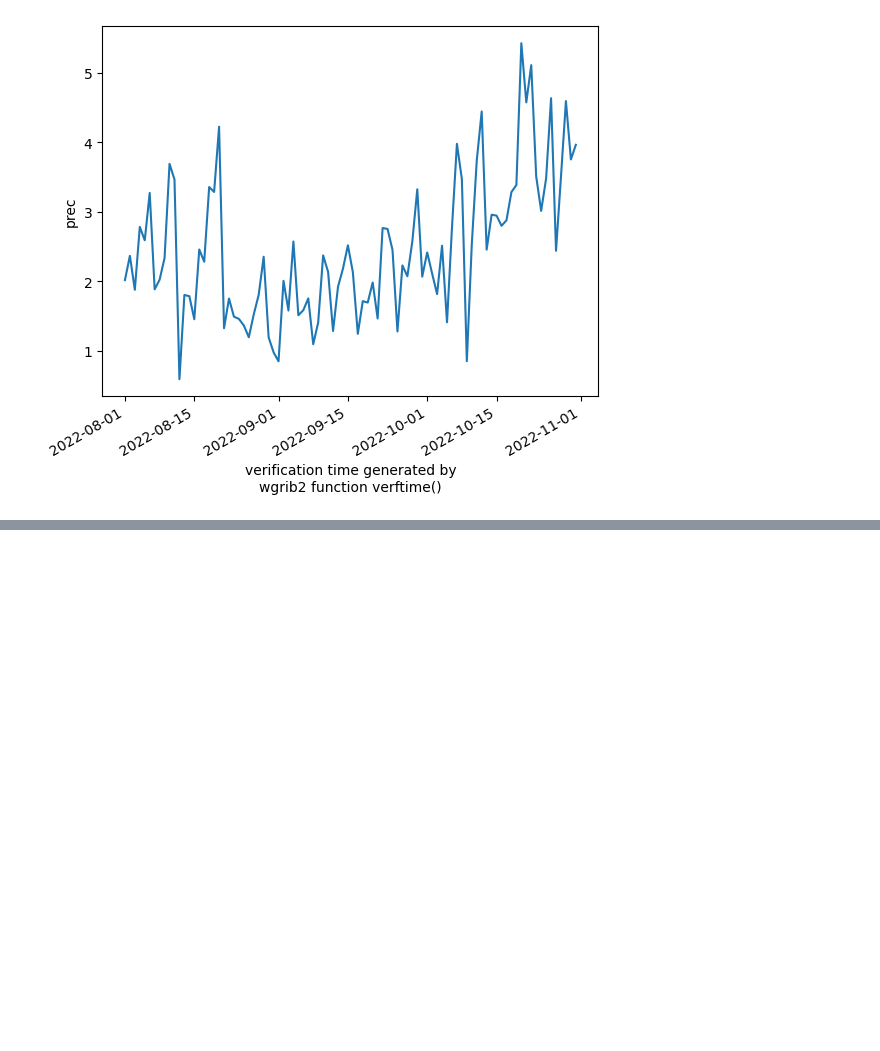
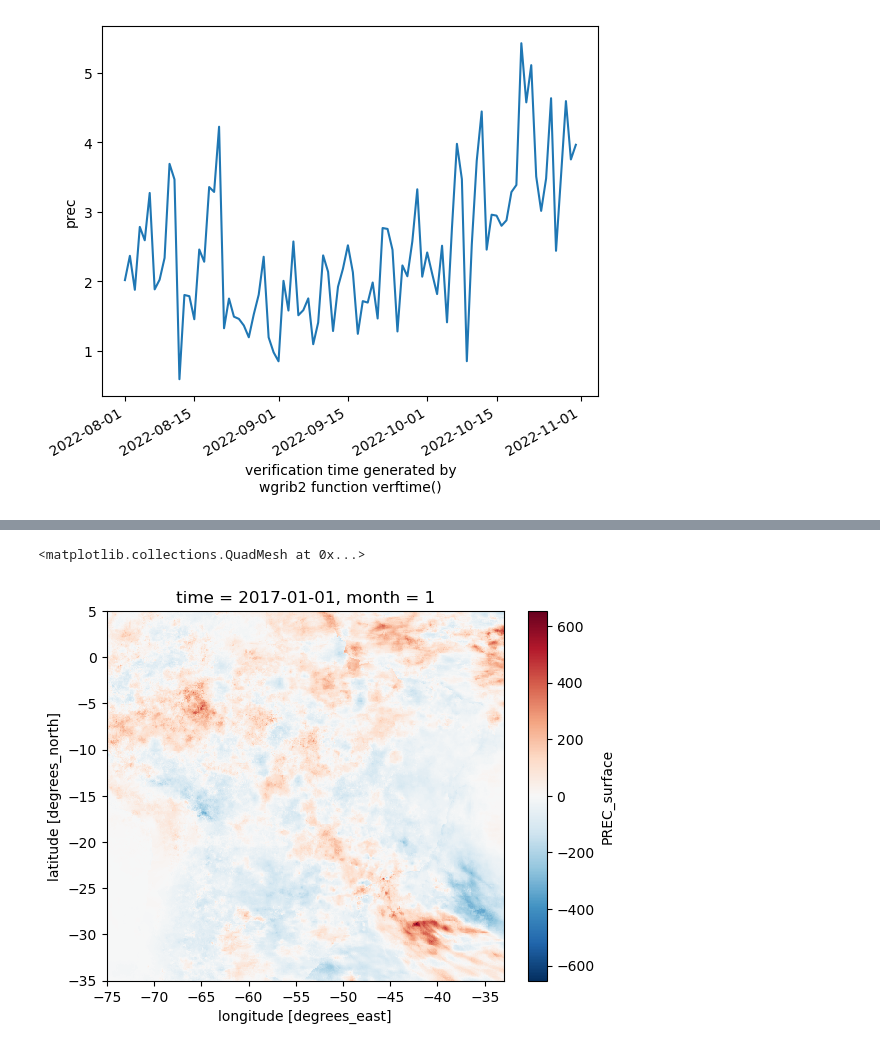
Before and after one commit to jgmsantos/cbmet_XXII, a Jupyter notebook: scripts/xarray.ipynb, the cells around one changed output, grey strips where cells are left out. Drawn from its saved outputs; the diff is of its cells as text; code cells hidden in the pictures; blank space fills up the shorter version.

```diff
--- a/scripts/xarray.ipynb
+++ b/scripts/xarray.ipynb
@@ -799,0 +941,2 @@ media_area.prec.plot()
+# %%
+anomalia = ds.groupby("time.month") - climatologia1
@@ -799,0 +955,5 @@ media_area.prec.plot()
+# %%
+anomalia.PREC_surface[0].plot()
+# %% [output]
+<matplotlib.collections.QuadMesh at 0x...>
+[figure, added]
```
Also changed, not shown: parts of 20 cells of this notebook, 3 other files.
